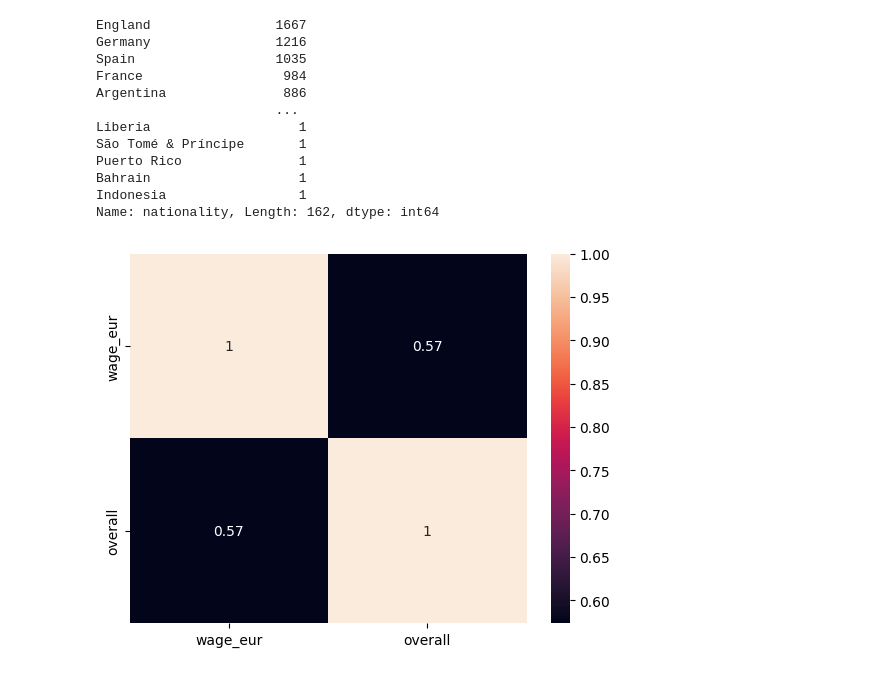
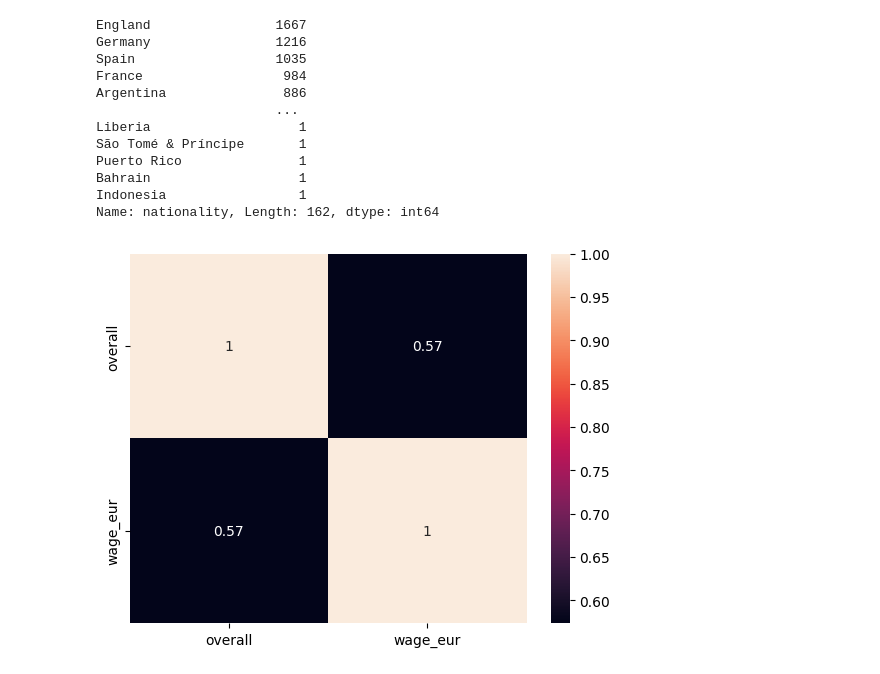
Before and after one commit to WalterMenjivar1/hth_fallprogram, a Jupyter notebook: Finding_an_interesting_dataset/My Data Analysis.ipynb, the cells around one changed output. Saved outputs shown, nothing was run; the diff lists cells and outputs as text; code cells hidden in the pictures.

```diff
--- a/Finding_an_interesting_dataset/My Data Analysis.ipynb
+++ b/Finding_an_interesting_dataset/My Data Analysis.ipynb
@@ -131,9 +131,9 @@ Puerto Rico               1
 Bahrain                   1
 Indonesia                 1
 Name: nationality, Length: 162, dtype: int64
-# %%
-football_teams = football_data[['club', 'wage_eur','overall']]
-
-corr_heatmap = seaborn.heatmap(football_teams.corr(numeric_only = True), annot = True, cmap = 'rocket')
-# %% [output]
-[figure, removed]
+# %%
+football_teams = football_data[['overall', 'wage_eur' ]]
+
+corr_heatmap = seaborn.heatmap(football_teams.corr(numeric_only = True), annot = True, cmap = 'rocket')
+# %% [output]
+[figure, added]
```
